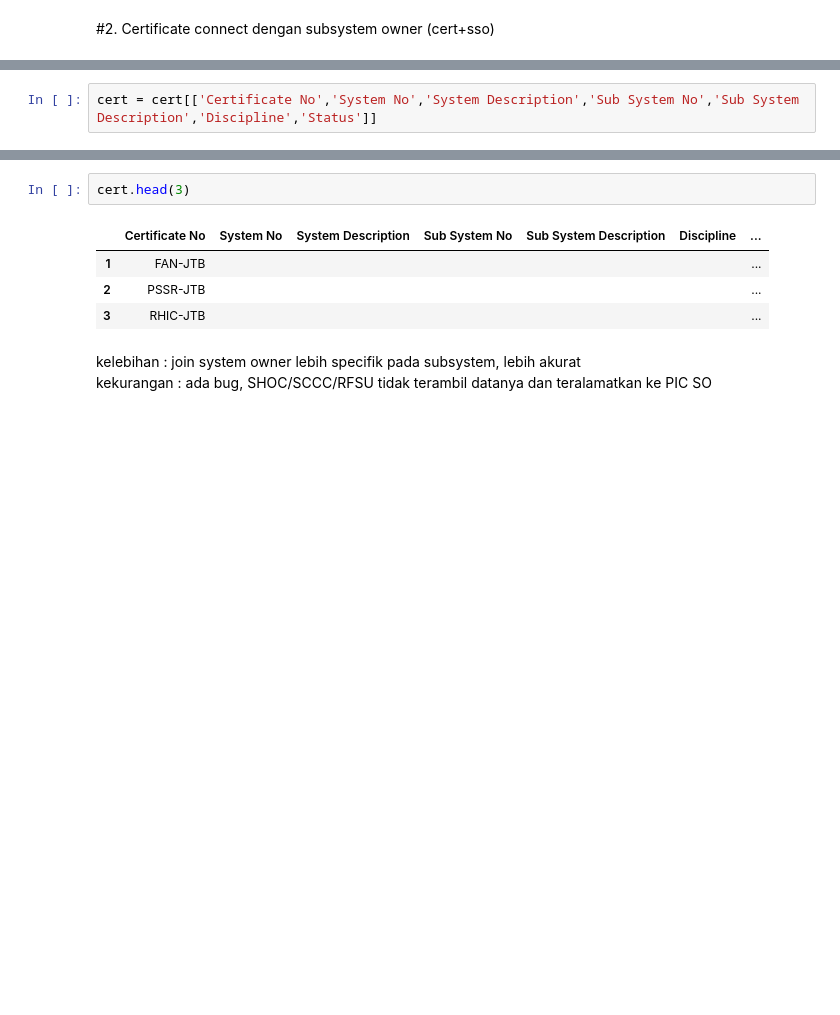
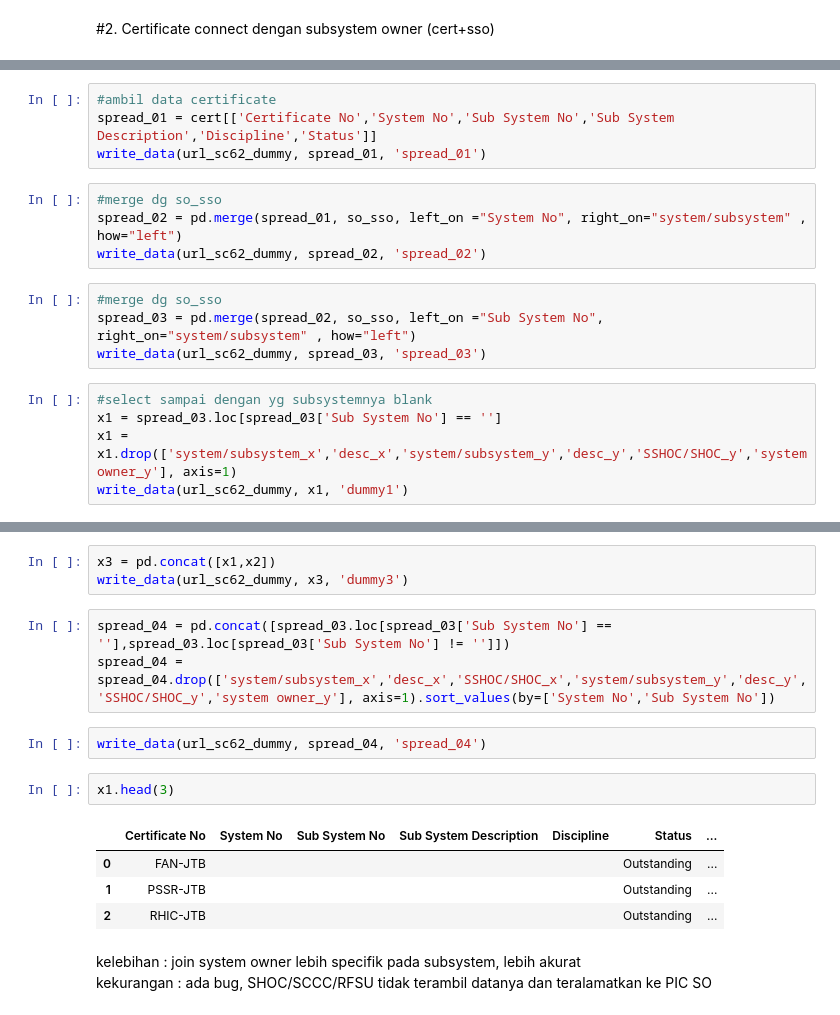
Before and after one commit to jimxs74/SC, a Jupyter notebook: SC62_LembarKoordinasi_Script.ipynb, the cells around one changed output, grey strips where cells are left out. Saved outputs shown, nothing was run; the diff lists cells and outputs as text; blank space fills up the shorter version.

```diff
--- a/SC62_LembarKoordinasi_Script.ipynb
+++ b/SC62_LembarKoordinasi_Script.ipynb
@@ -119,2 +139,17 @@ sr = read_data(url_sr,'PHASE')
 # %%
-cert = cert[['Certificate No','System No','System Description','Sub System No','Sub System Description','Discipline','Status']]
+#ambil data certificate
+spread_01 = cert[['Certificate No','System No','Sub System No','Sub System Description','Discipline','Status']]
+write_data(url_sc62_dummy, spread_01, 'spread_01')
+# %%
+#merge dg so_sso
+spread_02 = pd.merge(spread_01, so_sso, left_on ="System No", right_on="system/subsystem" , how="left")
+write_data(url_sc62_dummy, spread_02, 'spread_02')
+# %%
+#merge dg so_sso
+spread_03 = pd.merge(spread_02, so_sso, left_on ="Sub System No", right_on="system/subsystem" , how="left")
+write_data(url_sc62_dummy, spread_03, 'spread_03')
+# %%
+#select sampai dengan yg subsystemnya blank
+x1 = spread_03.loc[spread_03['Sub System No'] == '']
+x1 = x1.drop(['system/subsystem_x','desc_x','system/subsystem_y','desc_y','SSHOC/SHOC_y','system owner_y'], axis=1)
+write_data(url_sc62_dummy, x1, 'dummy1')
@@ -121,10 +161,18 @@ cert = cert[['Certificate No','System No','System Description','Sub System No','
+# %%
+x3 = pd.concat([x1,x2])
+write_data(url_sc62_dummy, x3, 'dummy3')
+# %%
+spread_04 = pd.concat([spread_03.loc[spread_03['Sub System No'] == ''],spread_03.loc[spread_03['Sub System No'] != '']])
+spread_04 = spread_04.drop(['system/subsystem_x','desc_x','SSHOC/SHOC_x','system/subsystem_y','desc_y','SSHOC/SHOC_y','system owner_y'], axis=1).sort_values(by=['System No','Sub System No'])
+# %%
+write_data(url_sc62_dummy, spread_04, 'spread_04')
 # %%
-cert.head(3)
+x1.head(3)
 # %% [output]
-|  | Certificate No | System No | System Description | Sub System No | Sub System Description | Discipline | ... |
-| 1 | FAN-JTB |  |  |  |  |  | ... |
-| 2 | PSSR-JTB |  |  |  |  |  | ... |
-| 3 | RHIC-JTB |  |  |  |  |  | ... |
+|  | Certificate No | System No | Sub System No | Sub System Description | Discipline | Status | ... |
+| 0 | FAN-JTB |  |  |  |  | Outstanding | ... |
+| 1 | PSSR-JTB |  |  |  |  | Outstanding | ... |
+| 2 | RHIC-JTB |  |  |  |  | Outstanding | ... |
 # %% [markdown]
  kelebihan : join system owner lebih specifik pada subsystem, lebih akurat <br>
  kekurangan : ada bug, SHOC/SCCC/RFSU tidak terambil datanya dan teralamatkan ke PIC SO
```
Also changed, not shown: parts of 5 cells of this notebook.
